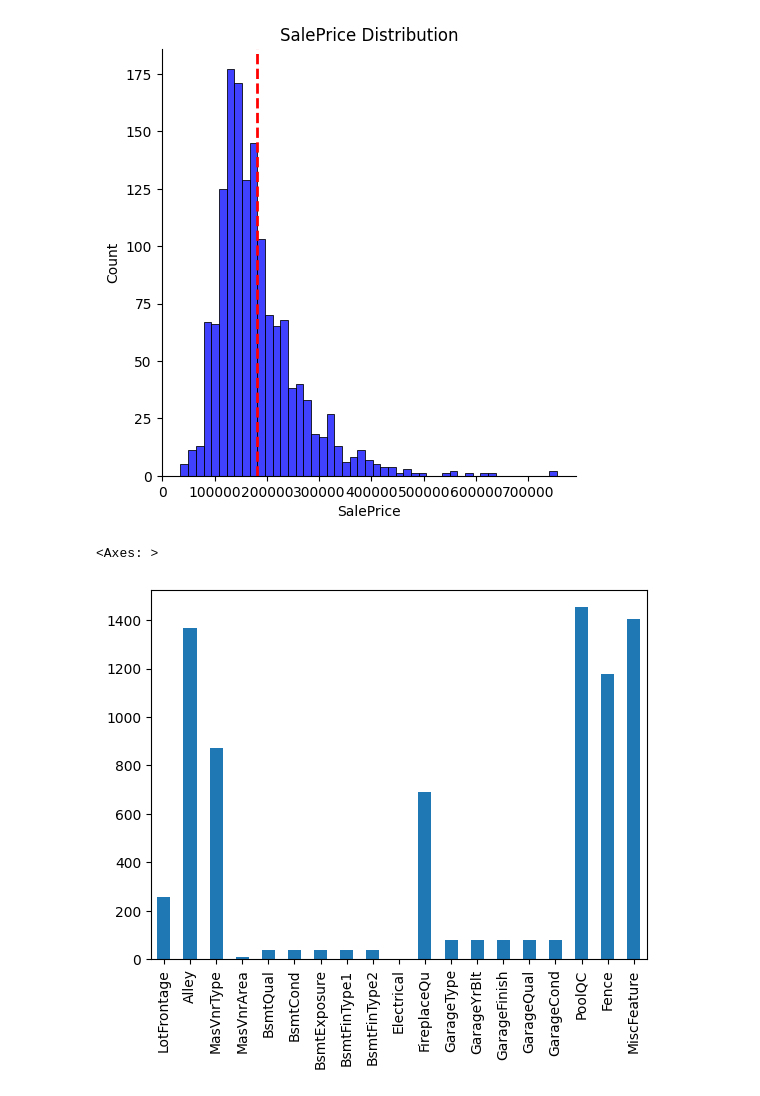
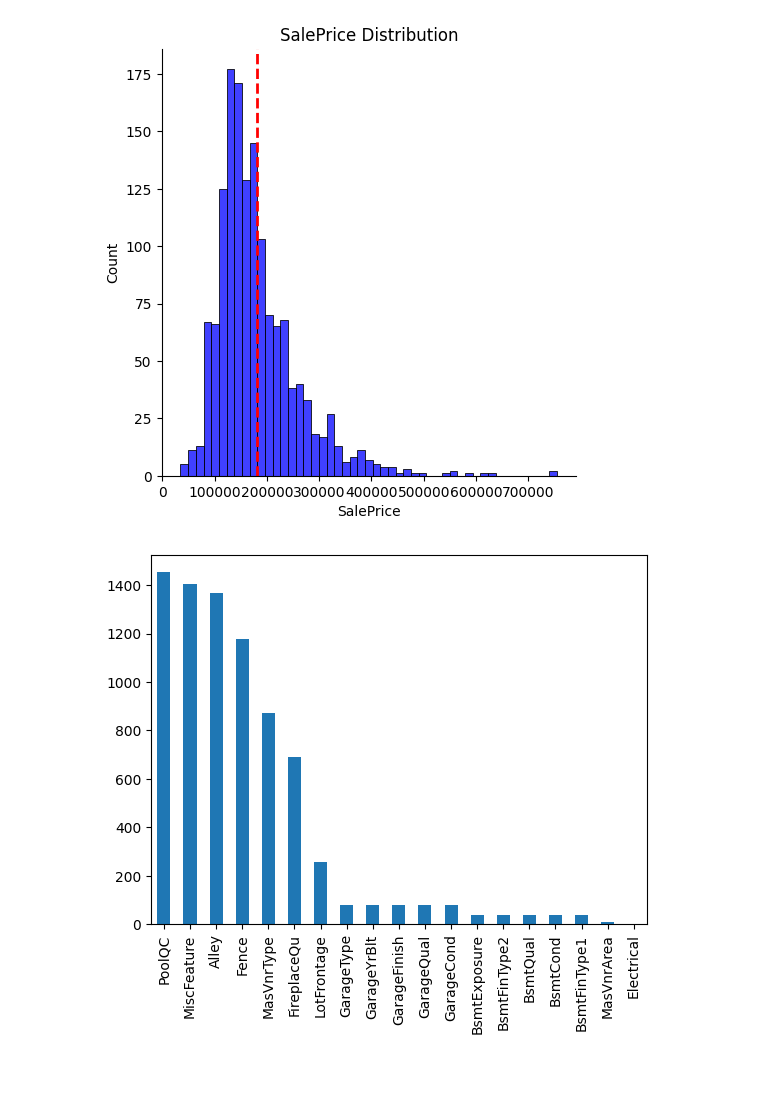
Before and after one commit to HumailShahzad/House_Price_Prediction, a Jupyter notebook: PricePrediction.ipynb, the cells around one changed output. Cells and saved outputs as stored; diff of their text form; code cells hidden in the pictures.

```diff
--- a/PricePrediction.ipynb
+++ b/PricePrediction.ipynb
@@ -48,9 +48,12 @@ plt.title('SalePrice Distribution')
 Text(0.5, 1.0, 'SalePrice Distribution')
 [figure]
 # %%
-missing=df.isna().sum()
-missing=missing[missing>0]
-missing.plot.bar()
+#Finding and Replacing null values
+def plot_missing():
+  missing=df.isna().sum()
+  missing=missing[missing>0]
+  missing = missing.sort_values(ascending = False)
+  missing.plot.bar()
+plot_missing()
 # %% [output]
-<Axes: >
-[figure, old version]
+[figure, new version]
```
Also changed, not shown: parts of 4 cells of this notebook.
